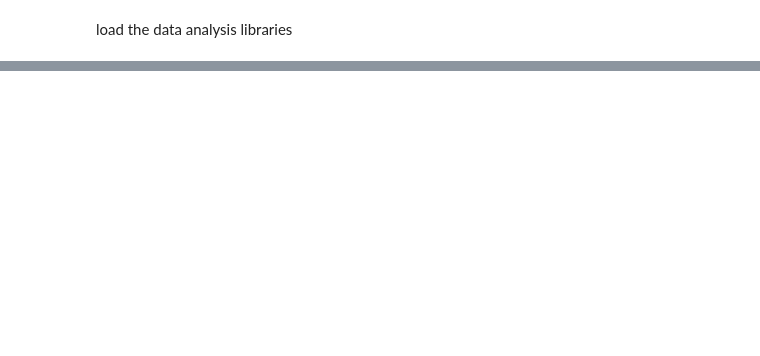
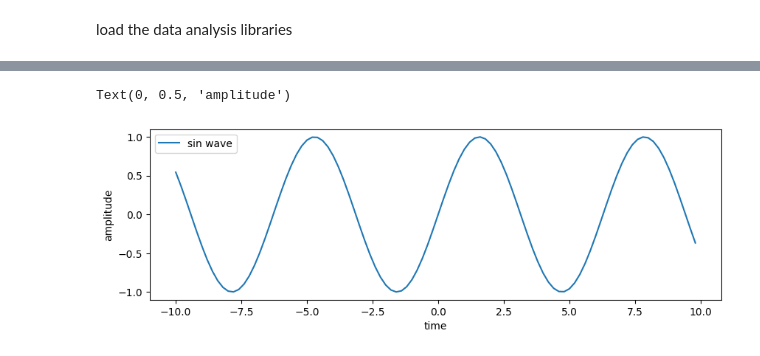
Before and after one commit to Pandeyaditii/digipodium-data-analytics, a Jupyter notebook: graph.ipynb, the cells around one changed output, grey strips where cells are left out. Saved outputs shown, nothing was run; the diff lists cells and outputs as text; code cells hidden in the pictures; blank space fills up the shorter version.

Commit message:
graph

```diff
--- a/graph.ipynb
+++ b/graph.ipynb
@@ -49,0 +70,11 @@ plt.show()
+# %%
+t = np.arange(-10, 10, .2)
+y = np.sin(t)
+fig, ax = plt.subplots(figsize=(10,3))
+ax.plot(t,y,label='sin wave')
+ax.legend()
+ax.set_xlabel('time')
+ax.set_ylabel('amplitude')
+# %% [output]
+Text(0, 0.5, 'amplitude')
+[figure, added]
```
Also changed, not shown: parts of 11 cells of this notebook.
